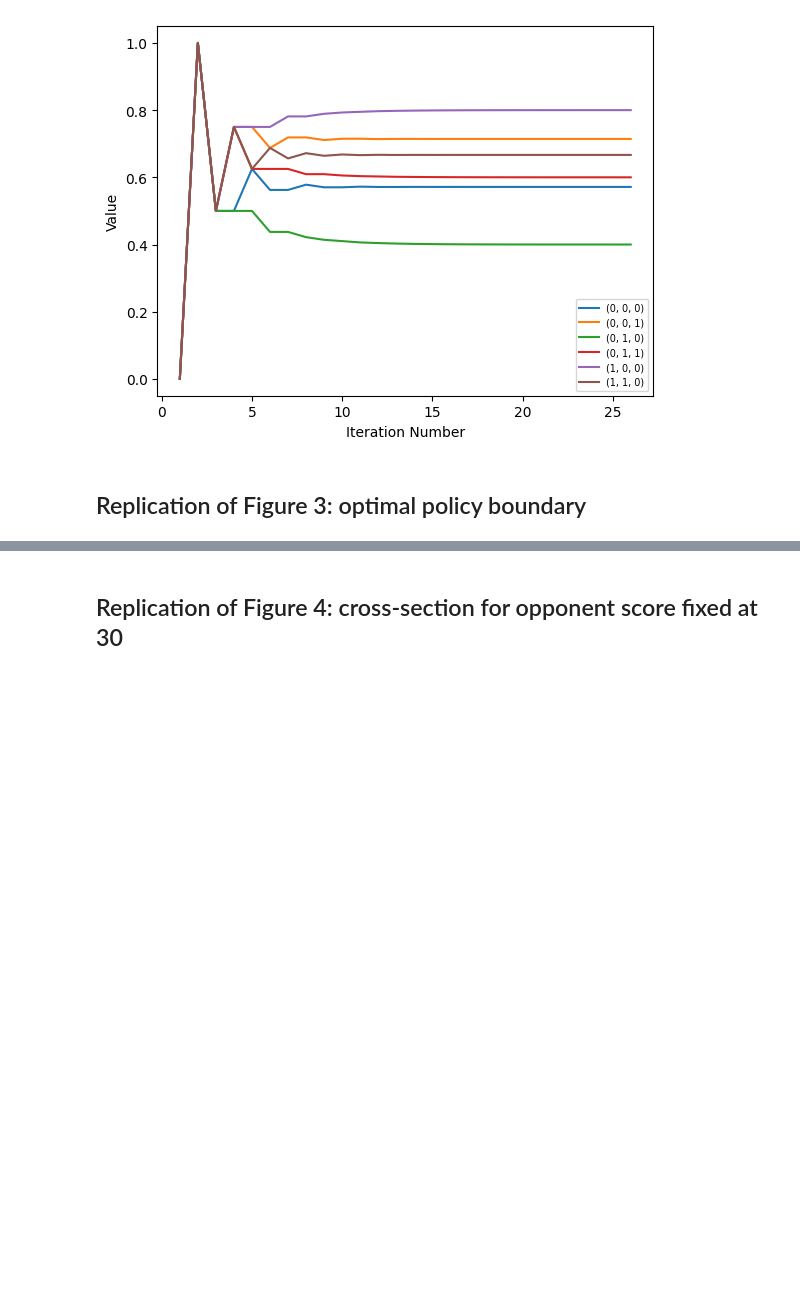
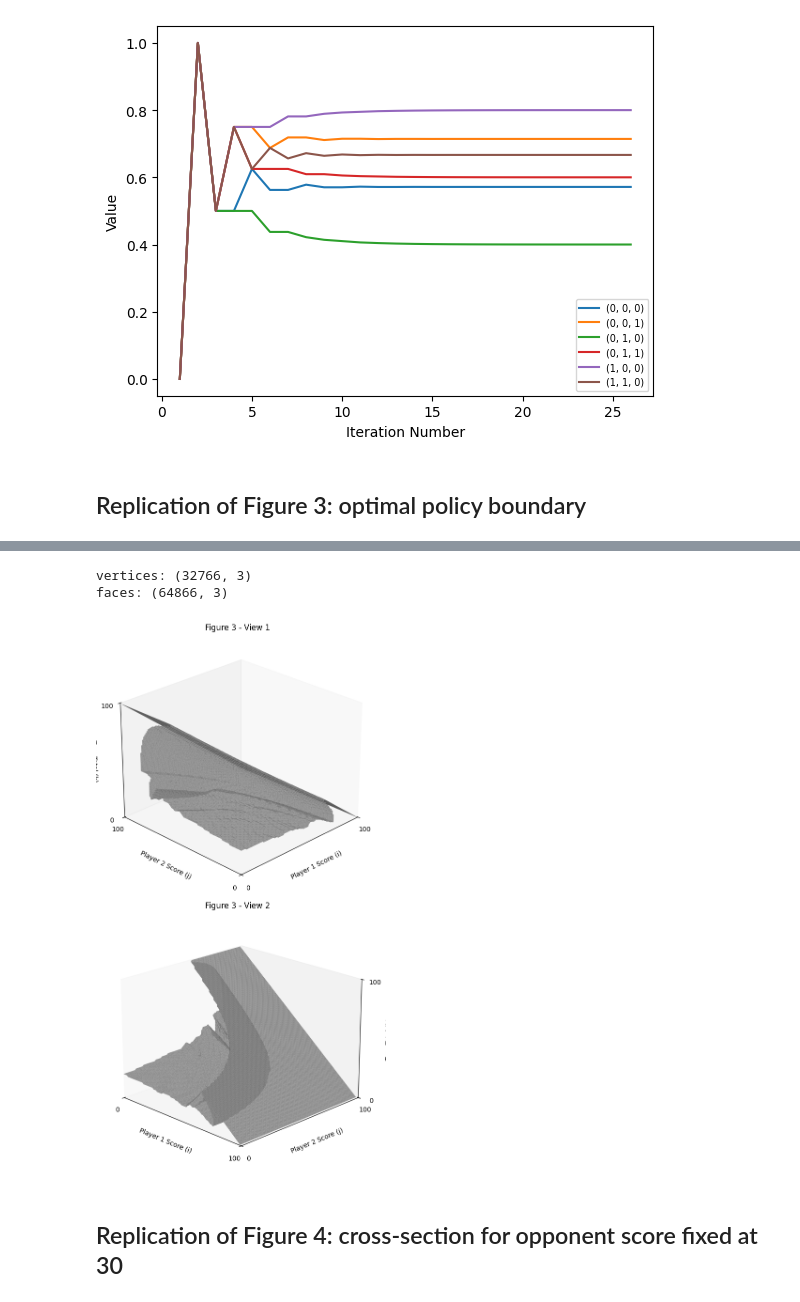
Before and after one commit to jguntrip42/pig_review_repo, a Jupyter notebook: main_results.ipynb, the cells around one changed output, grey strips where cells are left out. Drawn from its saved outputs; the diff is of its cells as text; code cells hidden in the pictures; blank space fills up the shorter version.

```diff
--- a/main_results.ipynb
+++ b/main_results.ipynb
@@ -90,0 +93,7 @@ plt.show()
+# %%
+import numpy as np
+import matplotlib.pyplot as plt
+import pickle
+
+with open("pig_vi_results.pkl", "rb") as f:
+    pig_policy = pickle.load(f)["policy"]
@@ -91,2 +126,56 @@ plt.show()
+# %%
+from skimage import measure # Note skimage requires the scikit-image package
+
+verts, faces, normals, values = measure.marching_cubes(decision, level=0.5)
+
+print("vertices:", verts.shape)
+print("faces:", faces.shape)
+# %% [output]
+vertices: (32766, 3)
+faces: (64866, 3)
+# %%
+from mpl_toolkits.mplot3d.art3d import Poly3DCollection
+
+mesh = verts[faces]
+
+fig = plt.figure(figsize=(8, 12))
+
+views = [
+    (25, -135, "Figure 3 - View 1"),
+    (20,  -45, "Figure 3 - View 2")
+]
+
+for n, (elev, azim, title) in enumerate(views, start=1):
+    ax = fig.add_subplot(2, 1, n, projection="3d")
+
+    surface = Poly3DCollection(
+        mesh,
+        facecolor="0.55",
+        edgecolor="0.25",
+        linewidth=0.03
+    )
+
+    ax.add_collection3d(surface)
+
+    ax.set_xlim(0, 100)
+    ax.set_ylim(0, 100)
+    ax.set_zlim(0, 100)
+
+    ax.set_xlabel("Player 1 Score (i)")
+    ax.set_ylabel("Player 2 Score (j)")
+    ax.set_zlabel("Turn Total (k)")
+
+    ax.set_xticks([0, 100])
+    ax.set_yticks([0, 100])
+    ax.set_zticks([0, 100])
+
+    ax.view_init(elev=elev, azim=azim)
+    ax.grid(False)
+    ax.set_title(title)
+
+plt.tight_layout()
+plt.show()
+# %% [output]
+[figure, added]
 # %% [markdown]
 ## Replication of Figure 4: cross-section for opponent score fixed at 30
```
Also changed, not shown: parts of 6 cells of this notebook, 3 other files.
